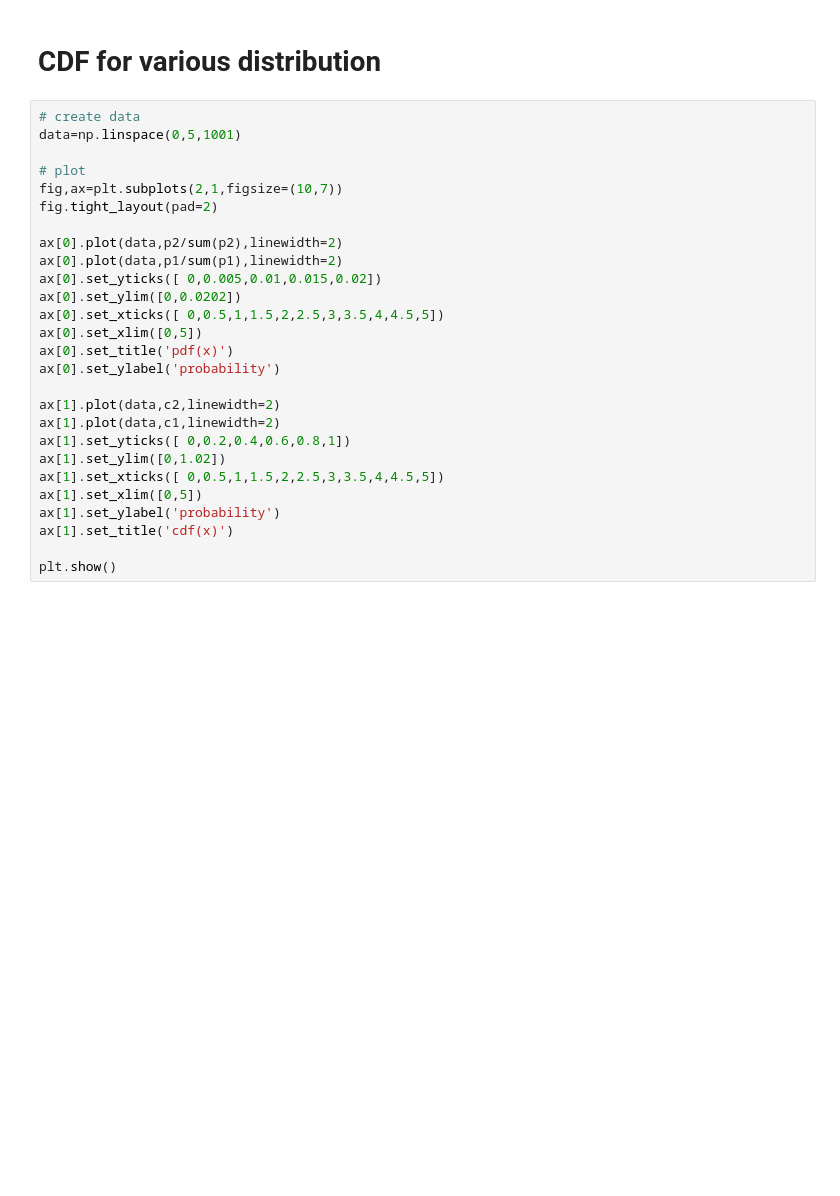
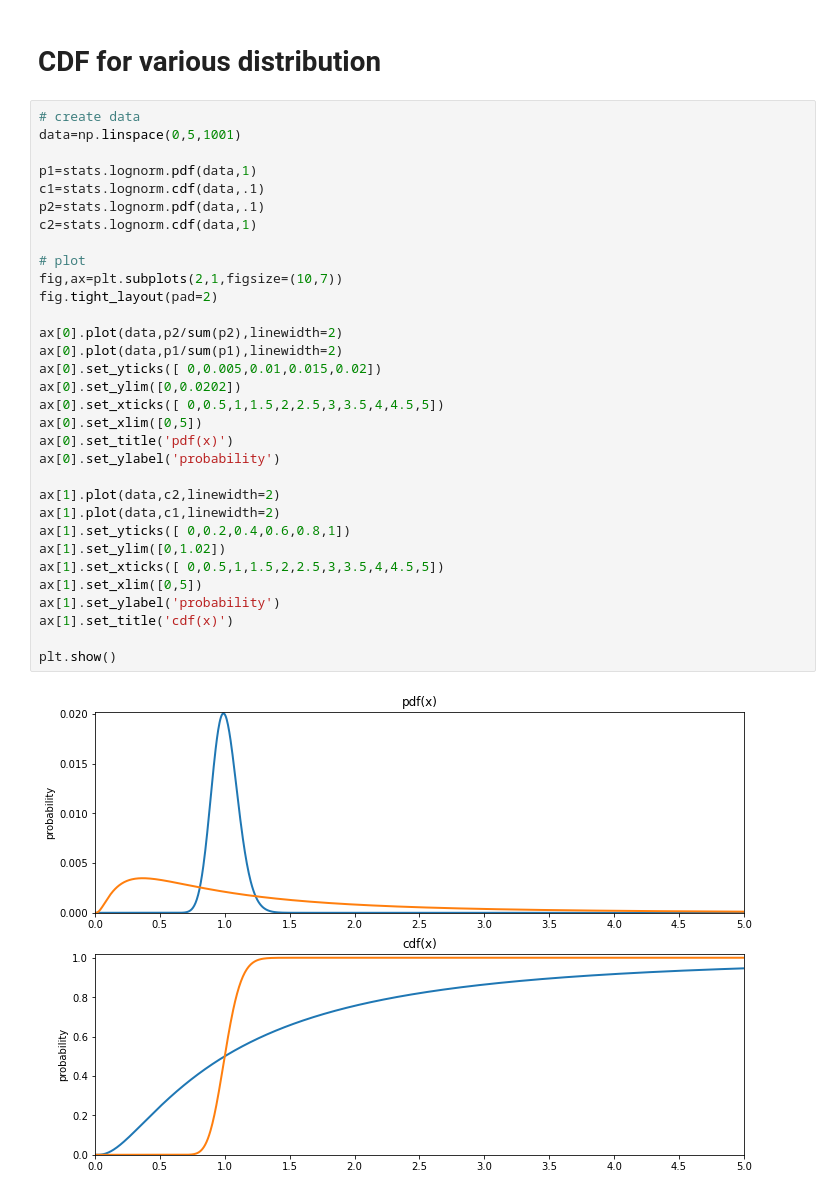
Before and after one commit to aurimas12/unsupervising-learning-task, a Jupyter notebook: notes.ipynb, the cells around one changed output. Cells and saved outputs as stored; diff of their text form; blank space fills up the shorter version.

```diff
--- a/notes.ipynb
+++ b/notes.ipynb
@@ -352,27 +352,34 @@ plt.show()
 # %%
 # create data
 data=np.linspace(0,5,1001)
+
+p1=stats.lognorm.pdf(data,1)
+c1=stats.lognorm.cdf(data,.1)
+p2=stats.lognorm.pdf(data,.1)
+c2=stats.lognorm.cdf(data,1)
 
 # plot
 fig,ax=plt.subplots(2,1,figsize=(10,7))
 fig.tight_layout(pad=2)
 
 ax[0].plot(data,p2/sum(p2),linewidth=2)
 ax[0].plot(data,p1/sum(p1),linewidth=2)
 ax[0].set_yticks([ 0,0.005,0.01,0.015,0.02])
 ax[0].set_ylim([0,0.0202])
 ax[0].set_xticks([ 0,0.5,1,1.5,2,2.5,3,3.5,4,4.5,5])
 ax[0].set_xlim([0,5])
 ax[0].set_title('pdf(x)')
 ax[0].set_ylabel('probability')
 
 ax[1].plot(data,c2,linewidth=2)
 ax[1].plot(data,c1,linewidth=2)
 ax[1].set_yticks([ 0,0.2,0.4,0.6,0.8,1])
 ax[1].set_ylim([0,1.02])
 ax[1].set_xticks([ 0,0.5,1,1.5,2,2.5,3,3.5,4,4.5,5])
 ax[1].set_xlim([0,5])
 ax[1].set_ylabel('probability')
 ax[1].set_title('cdf(x)')
 
 plt.show()
+# %% [output]
+[figure, added]
```
Also changed, not shown: parts of 2 cells of this notebook.
